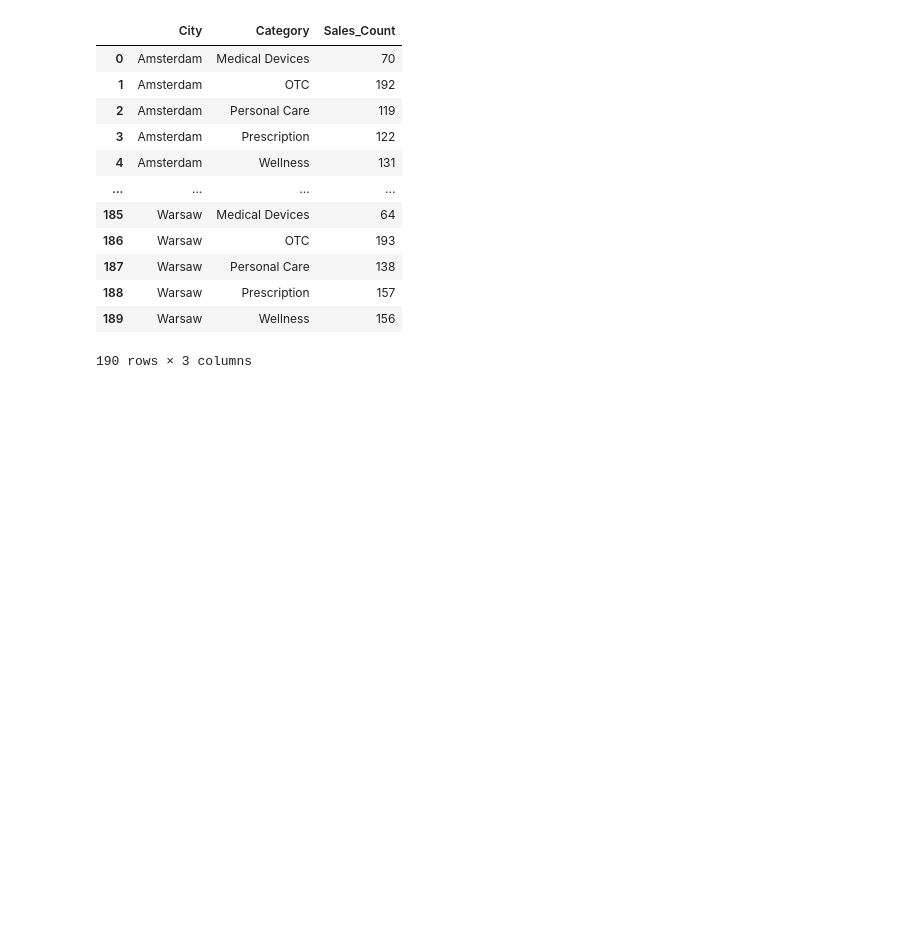
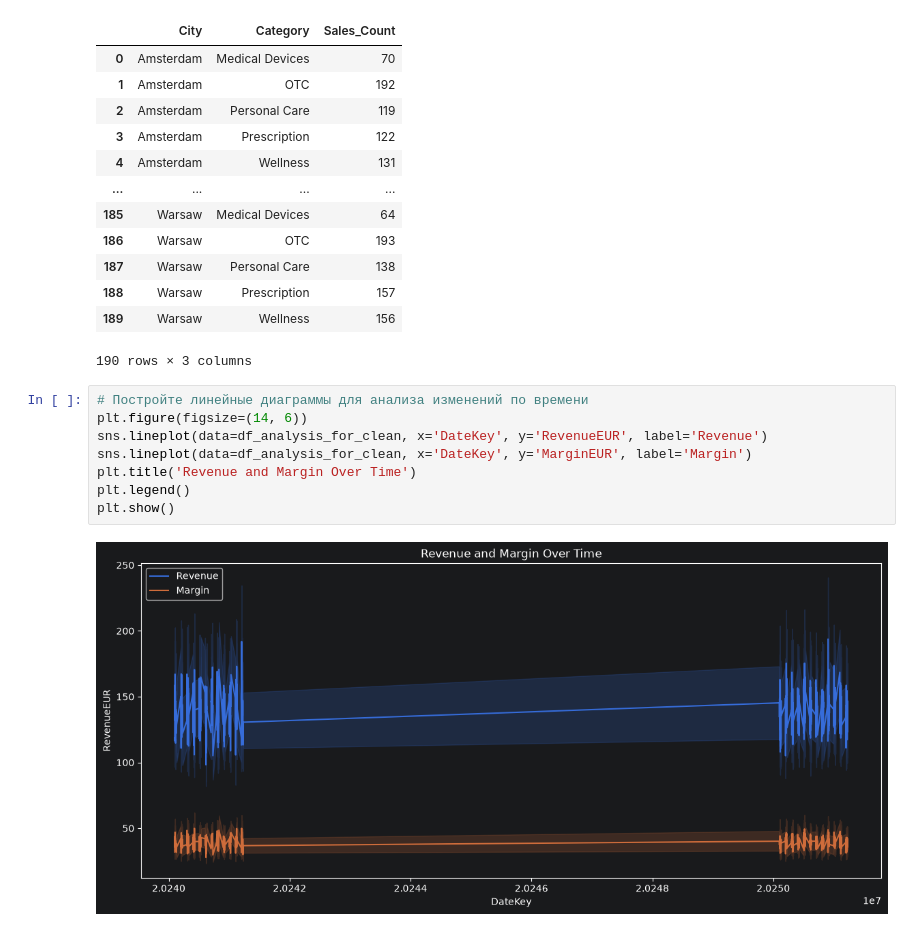
Before and after one commit to VyacheslavTurubanov/finalProject, a Jupyter notebook: final_assigment.ipynb, the cells around one changed output. Cells and saved outputs as stored; diff of their text form; blank space fills up the shorter version.

```diff
--- a/final_assigment.ipynb
+++ b/final_assigment.ipynb
@@ -558,3 +577,13 @@ df_analysis_for_clean.groupby(['City', 'Category']).SalesID.count().reset_index(
 | 188 | Warsaw | Prescription | 157 |
 | 189 | Warsaw | Wellness | 156 |
 190 rows × 3 columns
+# %%
+# Постройте линейные диаграммы для анализа изменений по времени
+plt.figure(figsize=(14, 6))
+sns.lineplot(data=df_analysis_for_clean, x='DateKey', y='RevenueEUR', label='Revenue')
+sns.lineplot(data=df_analysis_for_clean, x='DateKey', y='MarginEUR', label='Margin')
+plt.title('Revenue and Margin Over Time')
+plt.legend()
+plt.show()
+# %% [output]
+[figure, added]
```
Also changed, not shown: parts of 37 cells of this notebook.
